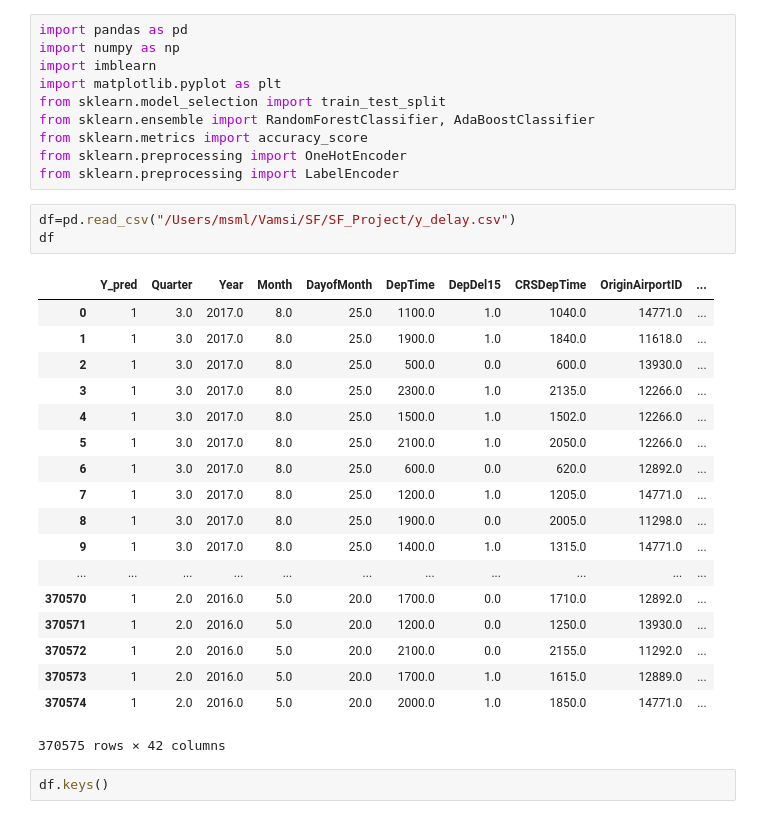
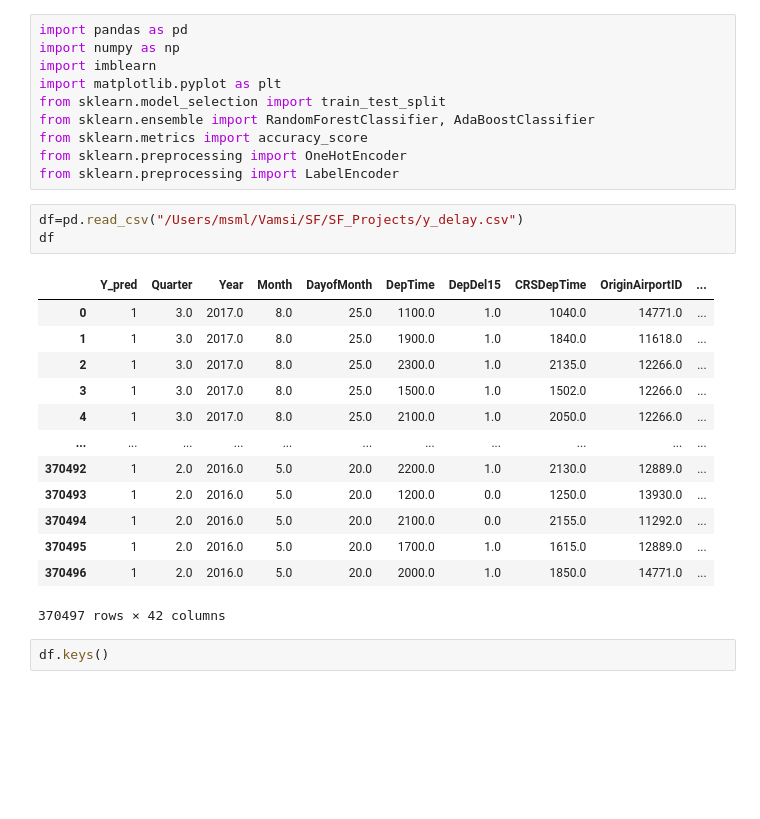
Before and after one commit to AMVamsi/Flight_Delay_Prediction, a Jupyter notebook: Project.ipynb, the cells around one changed output. Cells and saved outputs as stored; diff of their text form; blank space fills up the shorter version.

```diff
--- a/Project.ipynb
+++ b/Project.ipynb
@@ -977,27 +943,22 @@ from sklearn.metrics import accuracy_score
 from sklearn.preprocessing import OneHotEncoder
 from sklearn.preprocessing import LabelEncoder
 # %%
-df=pd.read_csv("/Users/msml/Vamsi/SF/SF_Project/y_delay.csv")
+df=pd.read_csv("/Users/msml/Vamsi/SF/SF_Projects/y_delay.csv")
 df
 # %% [output]
 |  | Y_pred | Quarter | Year | Month | DayofMonth | DepTime | DepDel15 | CRSDepTime | OriginAirportID | ... |
 | 0 | 1 | 3.0 | 2017.0 | 8.0 | 25.0 | 1100.0 | 1.0 | 1040.0 | 14771.0 | ... |
 | 1 | 1 | 3.0 | 2017.0 | 8.0 | 25.0 | 1900.0 | 1.0 | 1840.0 | 11618.0 | ... |
-| 2 | 1 | 3.0 | 2017.0 | 8.0 | 25.0 | 500.0 | 0.0 | 600.0 | 13930.0 | ... |
-| 3 | 1 | 3.0 | 2017.0 | 8.0 | 25.0 | 2300.0 | 1.0 | 2135.0 | 12266.0 | ... |
-| 4 | 1 | 3.0 | 2017.0 | 8.0 | 25.0 | 1500.0 | 1.0 | 1502.0 | 12266.0 | ... |
-| 5 | 1 | 3.0 | 2017.0 | 8.0 | 25.0 | 2100.0 | 1.0 | 2050.0 | 12266.0 | ... |
-| 6 | 1 | 3.0 | 2017.0 | 8.0 | 25.0 | 600.0 | 0.0 | 620.0 | 12892.0 | ... |
-| 7 | 1 | 3.0 | 2017.0 | 8.0 | 25.0 | 1200.0 | 1.0 | 1205.0 | 14771.0 | ... |
-| 8 | 1 | 3.0 | 2017.0 | 8.0 | 25.0 | 1900.0 | 0.0 | 2005.0 | 11298.0 | ... |
-| 9 | 1 | 3.0 | 2017.0 | 8.0 | 25.0 | 1400.0 | 1.0 | 1315.0 | 14771.0 | ... |
+| 2 | 1 | 3.0 | 2017.0 | 8.0 | 25.0 | 2300.0 | 1.0 | 2135.0 | 12266.0 | ... |
+| 3 | 1 | 3.0 | 2017.0 | 8.0 | 25.0 | 1500.0 | 1.0 | 1502.0 | 12266.0 | ... |
+| 4 | 1 | 3.0 | 2017.0 | 8.0 | 25.0 | 2100.0 | 1.0 | 2050.0 | 12266.0 | ... |
 | ... | ... | ... | ... | ... | ... | ... | ... | ... | ... | ... |
-| 370570 | 1 | 2.0 | 2016.0 | 5.0 | 20.0 | 1700.0 | 0.0 | 1710.0 | 12892.0 | ... |
-| 370571 | 1 | 2.0 | 2016.0 | 5.0 | 20.0 | 1200.0 | 0.0 | 1250.0 | 13930.0 | ... |
-| 370572 | 1 | 2.0 | 2016.0 | 5.0 | 20.0 | 2100.0 | 0.0 | 2155.0 | 11292.0 | ... |
-| 370573 | 1 | 2.0 | 2016.0 | 5.0 | 20.0 | 1700.0 | 1.0 | 1615.0 | 12889.0 | ... |
-| 370574 | 1 | 2.0 | 2016.0 | 5.0 | 20.0 | 2000.0 | 1.0 | 1850.0 | 14771.0 | ... |
+| 370492 | 1 | 2.0 | 2016.0 | 5.0 | 20.0 | 2200.0 | 1.0 | 2130.0 | 12889.0 | ... |
+| 370493 | 1 | 2.0 | 2016.0 | 5.0 | 20.0 | 1200.0 | 0.0 | 1250.0 | 13930.0 | ... |
+| 370494 | 1 | 2.0 | 2016.0 | 5.0 | 20.0 | 2100.0 | 0.0 | 2155.0 | 11292.0 | ... |
+| 370495 | 1 | 2.0 | 2016.0 | 5.0 | 20.0 | 1700.0 | 1.0 | 1615.0 | 12889.0 | ... |
+| 370496 | 1 | 2.0 | 2016.0 | 5.0 | 20.0 | 2000.0 | 1.0 | 1850.0 | 14771.0 | ... |
-370575 rows × 42 columns
+370497 rows × 42 columns
 # %%
 df.keys()
 # %% [output]
```
Also changed, not shown: parts of 63 cells of this notebook.
